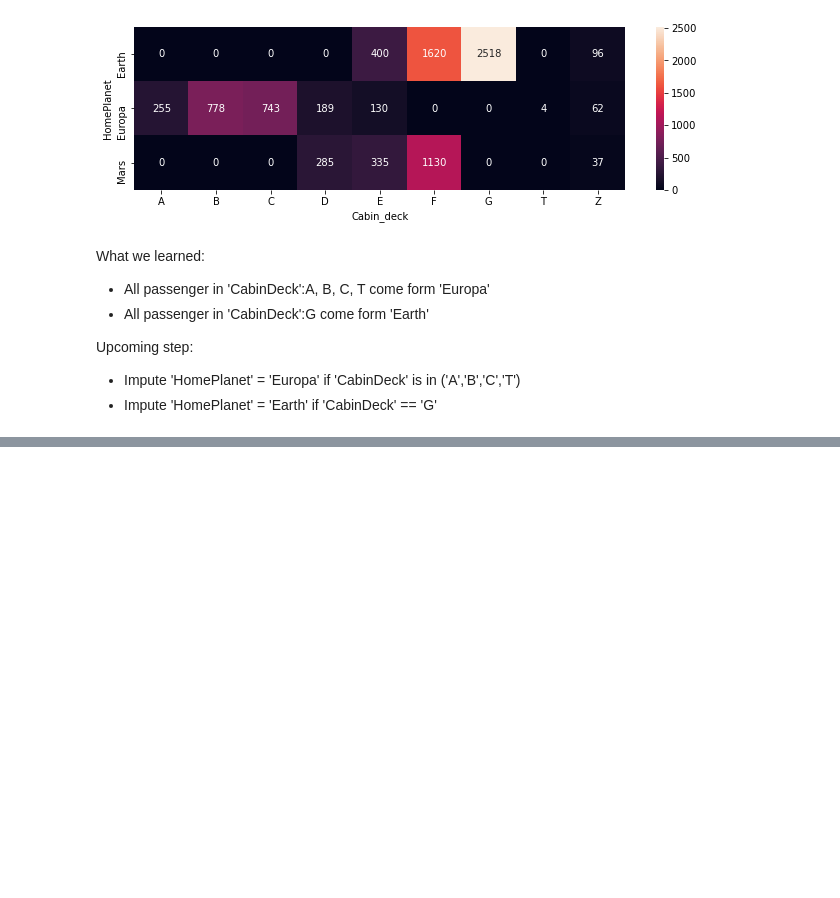
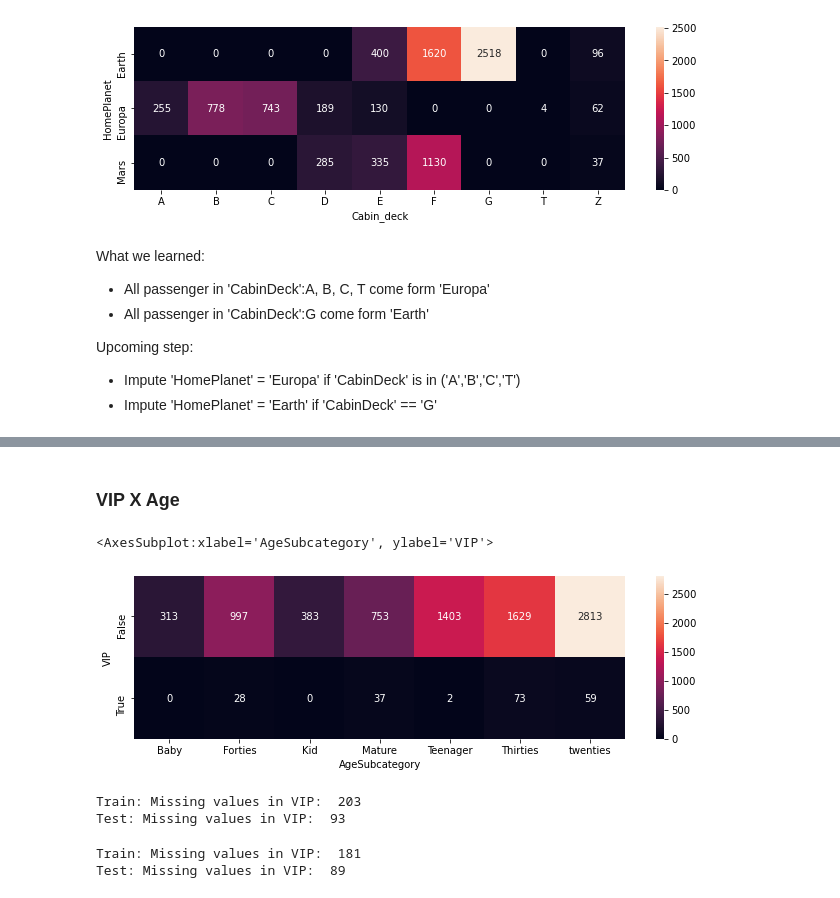
Before and after one commit to chiseanchang0727/kaggle, a Jupyter notebook: survival_prediction_of_spaceship_Titanic/survival_prediction_of_spaceship_Titanic.ipynb, the cells around one changed output, grey strips where cells are left out. Cells and saved outputs as stored; diff of their text form; code cells hidden in the pictures; blank space fills up the shorter version.

```diff
--- a/survival_prediction_of_spaceship_Titanic/survival_prediction_of_spaceship_Titanic.ipynb
+++ b/survival_prediction_of_spaceship_Titanic/survival_prediction_of_spaceship_Titanic.ipynb
@@ -649,0 +634,8 @@ def impute_expendi_luxury_features(df):
+# %%
+# show the missing values in expenditure features BEFORE imputation:
+
+for expenses in expenditure_features:
+    print(f'Train: Missing value in column {expenses}  : {train_new_features[expenses].isnull().sum()}')
+
+for expenses in expenditure_features:
+    print(f'Test: Missing value in column {expenses}  : {test_new_features[expenses].isnull().sum()}')
@@ -649,0 +653,10 @@ def impute_expendi_luxury_features(df):
+# %%
+def impute_expenses_0_for_baby_kid(df, expenditure_features):
+
+    for expenses in expenditure_features:
+        df.loc[(df['AgeSubcategory'] == 'Baby') | (df['AgeSubcategory'] == 'Kid'), expenses] = 0
+
+    return df
+# %%
+train_new_features = impute_expenses_0_for_baby_kid(train_new_features, expenditure_features)
+test_new_features = impute_expenses_0_for_baby_kid(test_new_features, expenditure_features)
@@ -649,0 +682,17 @@ def impute_expendi_luxury_features(df):
+# %% [markdown]
+### VIP X Age
+# %%
+df_vip_age = train_new_features.groupby(['AgeSubcategory','VIP'])['VIP'].size().unstack().fillna(0)
+
+plt.figure(figsize = (11,3))
+sns.heatmap(data=df_vip_age.T, annot=True, fmt='g')
+# %% [output]
+<AxesSubplot:xlabel='AgeSubcategory', ylabel='VIP'>
+[figure, added]
+# %%
+# show number of missing values BEFORE imputation
+print("Train: Missing values in VIP: ", train_new_features["VIP"].isnull().sum())
+print("Test: Missing values in VIP: ", test_new_features["VIP"].isnull().sum())
+# %% [output]
+Train: Missing values in VIP:  203
+Test: Missing values in VIP:  93
@@ -655,0 +708,7 @@ test_new_features = impute_expendi_luxury_features(test_new_features)
+# %%
+# show number of missing values AFTER imputation
+print("Train: Missing values in VIP: ", train_new_features["VIP"].isnull().sum())
+print("Test: Missing values in VIP: ", test_new_features["VIP"].isnull().sum())
+# %% [output]
+Train: Missing values in VIP:  181
+Test: Missing values in VIP:  89
```
Also changed, not shown: parts of 39 cells of this notebook.
